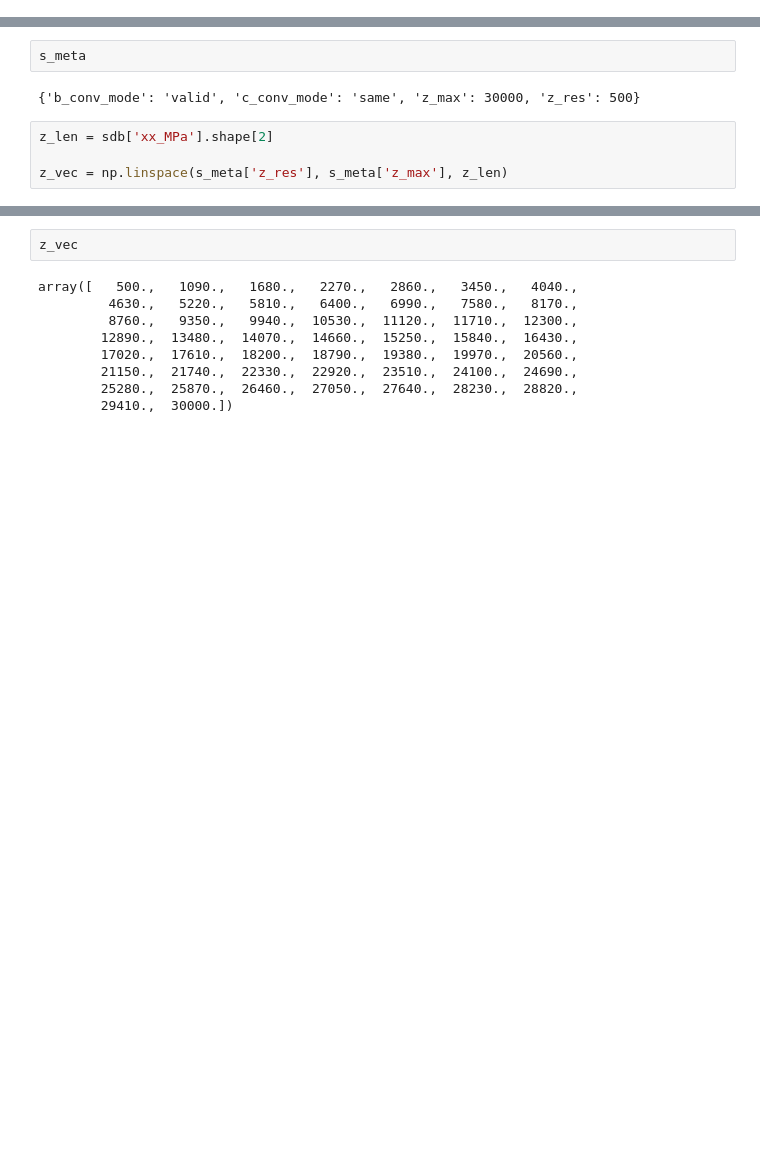
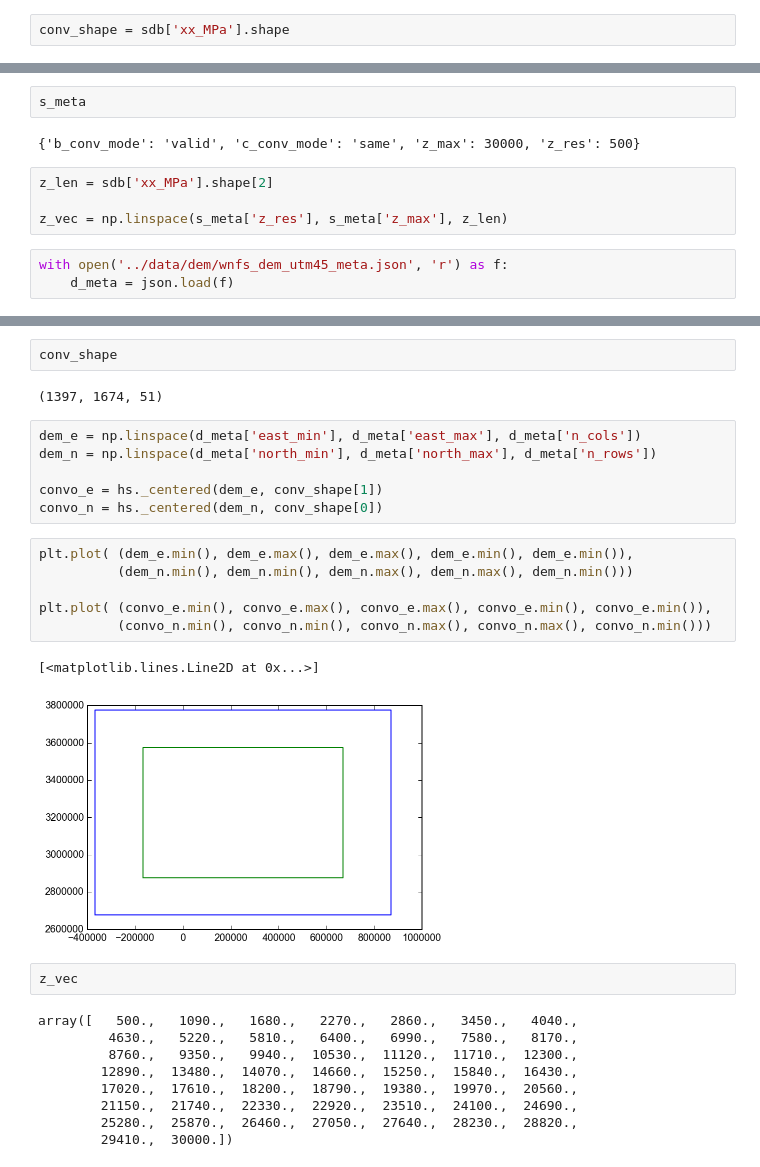
Before and after one commit to cossatot/wnfs_stress, a Jupyter notebook: notebooks/fault_kin_from_princ_stresses.ipynb, the cells around one changed output, grey strips where cells are left out. Saved outputs shown, nothing was run; the diff lists cells and outputs as text; blank space fills up the shorter version.

```diff
--- a/notebooks/fault_kin_from_princ_stresses.ipynb
+++ b/notebooks/fault_kin_from_princ_stresses.ipynb
@@ -19,3 +20,5 @@ sdb['xx_MPa'].shape, np.product(sdb['xx_MPa'].shape)
+# %%
+conv_shape = sdb['xx_MPa'].shape
 # %%
 with open('../../nepal_2015/stress_arrays/stress_calcs_meta.json') as f:
     s_meta = json.load(f)
@@ -27,3 +30,6 @@ s_meta
 z_len = sdb['xx_MPa'].shape[2]
 
 z_vec = np.linspace(s_meta['z_res'], s_meta['z_max'], z_len)
+# %%
+with open('../data/dem/wnfs_dem_utm45_meta.json', 'r') as f:
+    d_meta = json.load(f)
@@ -30,3 +55,22 @@ z_vec = np.linspace(s_meta['z_res'], s_meta['z_max'], z_len)
+# %%
+conv_shape
+# %% [output]
+(1397, 1674, 51)
+# %%
+dem_e = np.linspace(d_meta['east_min'], d_meta['east_max'], d_meta['n_cols'])
+dem_n = np.linspace(d_meta['north_min'], d_meta['north_max'], d_meta['n_rows'])
+
+convo_e = hs._centered(dem_e, conv_shape[1])
+convo_n = hs._centered(dem_n, conv_shape[0])
+# %%
+plt.plot( (dem_e.min(), dem_e.max(), dem_e.max(), dem_e.min(), dem_e.min()),
+          (dem_n.min(), dem_n.min(), dem_n.max(), dem_n.max(), dem_n.min()))
+
+plt.plot( (convo_e.min(), convo_e.max(), convo_e.max(), convo_e.min(), convo_e.min()),
+          (convo_n.min(), convo_n.min(), convo_n.max(), convo_n.max(), convo_n.min()))
+# %% [output]
+[<matplotlib.lines.Line2D at 0x...>]
+[figure, added]
 # %%
 z_vec
 # %% [output]
```
Also changed, not shown: parts of 17 cells of this notebook, 3 other files.
